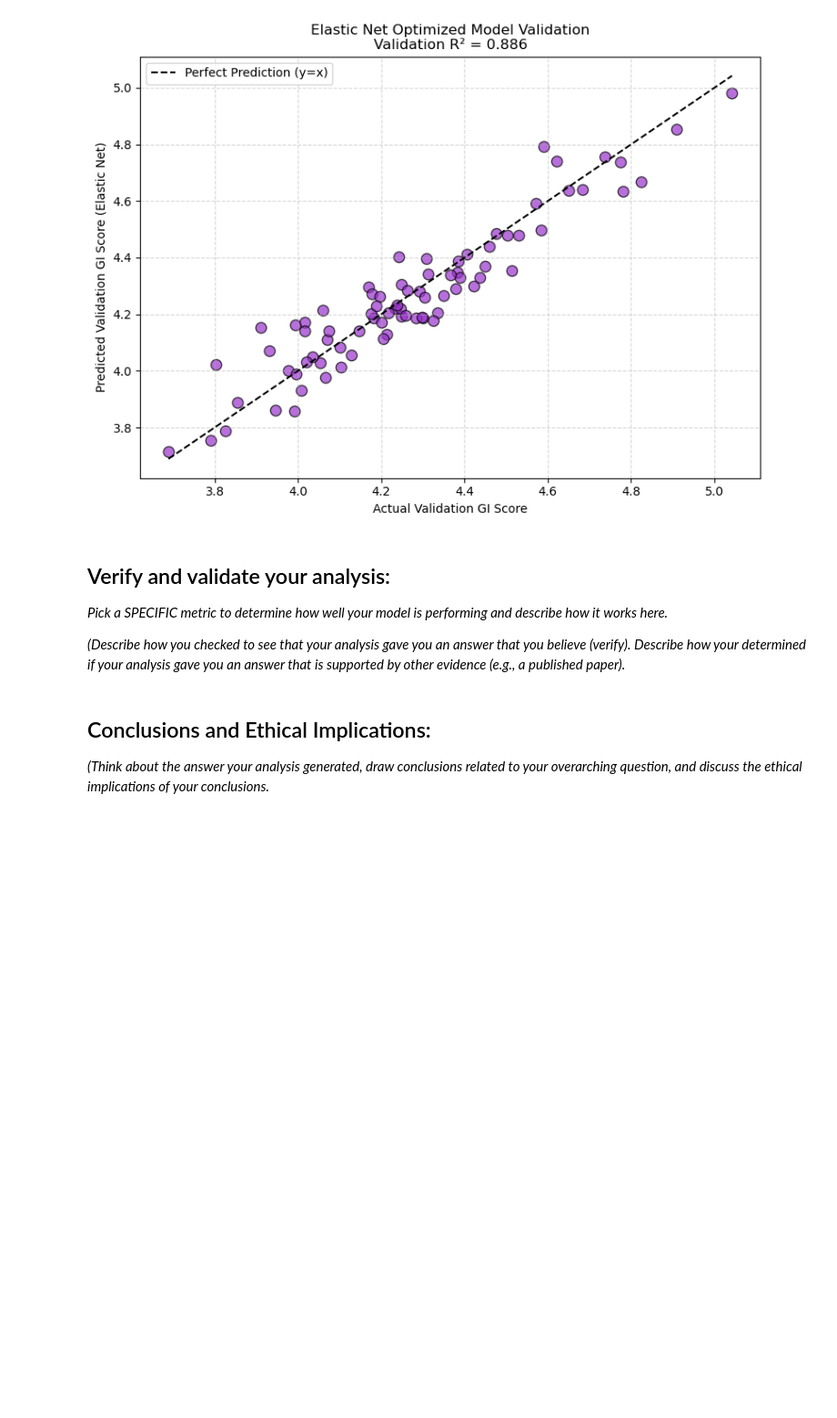
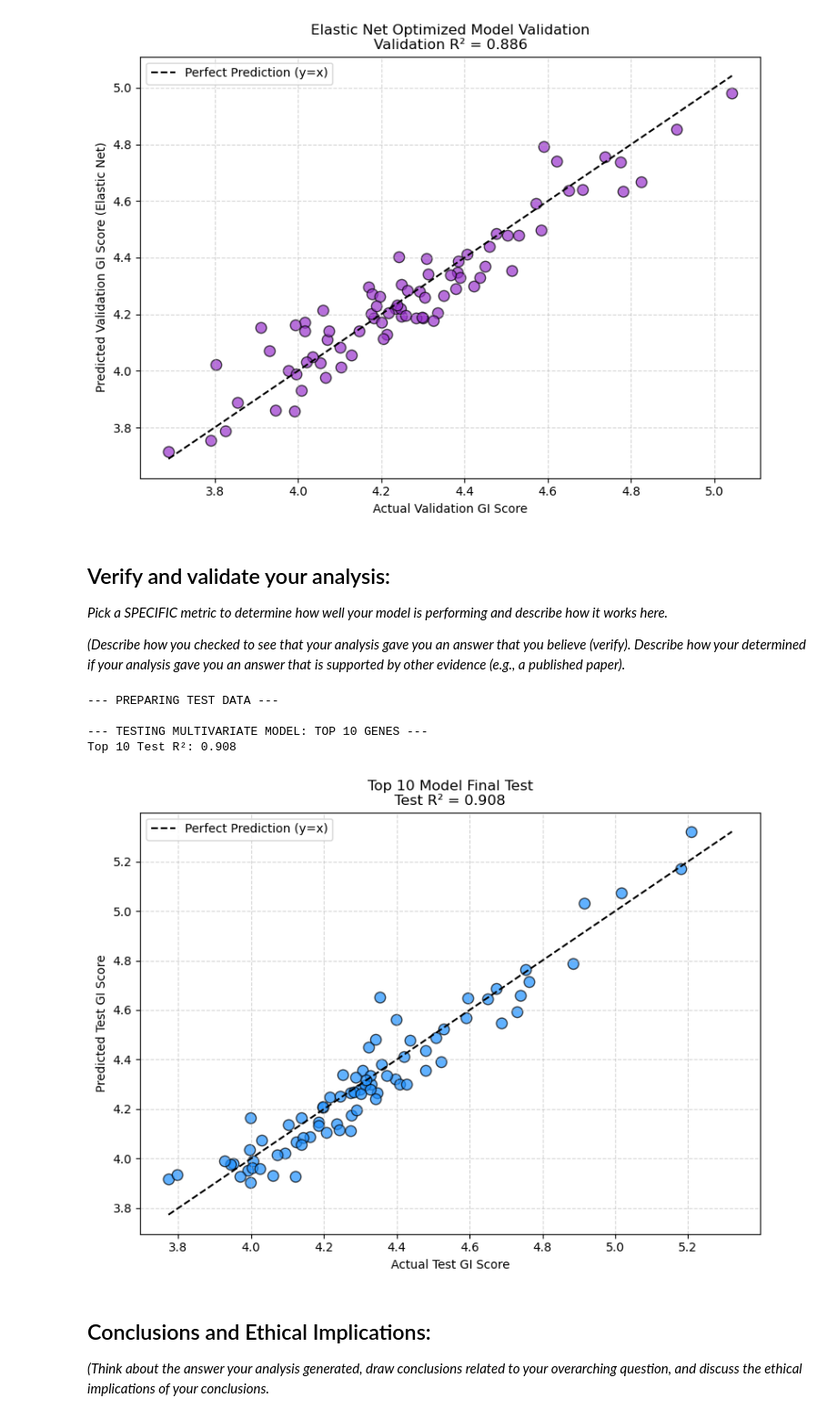
Before and after one commit to gracevl/lee-spencer-Module-4-Cancer, a Jupyter notebook: code/Module 4 Template.ipynb, the cells around one changed output. Shown at 91% size. Saved outputs shown, nothing was run; the diff lists cells and outputs as text; code cells hidden in the pictures; blank space fills up the shorter version.

Commit message:
performed model on test data
performed model on test data and it cooked - Kiran

```diff
--- a/code/Module 4 Template.ipynb
+++ b/code/Module 4 Template.ipynb
@@ -1205,6 +1205,76 @@ BIRC5        0.000000
 *Pick a SPECIFIC metric to determine how well your model is performing and describe how it works here.*
 
 *(Describe how you checked to see that your analysis gave you an answer that you believe (verify). Describe how your determined if your analysis gave you an answer that is supported by other evidence (e.g., a published paper).*
+# %%
+# =================================================================
+# FINAL TESTING PHASE
+# =================================================================
+import numpy as np
+from sklearn.metrics import r2_score
+import pandas as pd
+import matplotlib.pyplot as plt
+
+# 1. LOAD AND PREPARE TEST DATA
+# ------------------------------------------------------------------
+print("--- PREPARING TEST DATA ---")
+test_metadata = pd.read_csv('../Data/TEST_SET_GSE62944_metadata.csv', index_col=0, header=0)
+test_data = pd.read_csv('../Data/TEST_SET_GSE62944_subsample_log2TPM.csv', index_col=0, header=0)
+
+# Filter for LGG samples
+test_cancer_samples = test_metadata[test_metadata['cancer_type'] == 'LGG'].index
+test_LGG_data = test_data[test_cancer_samples]
+
+# Subset using the exact gene lists established during training
+test_X = test_LGG_data.loc[[g for g in gene_list_genome_instability if g in test_LGG_data.index]].T
+test_X2 = test_LGG_data.loc[[g for g in gene_list_resist_apoptosis if g in test_LGG_data.index]].T
+
+# 2. COMPUTE TEST TARGET (GI SCORE)
+# ------------------------------------------------------------------
+# Safely remove GI_Score if it exists to prevent feature matching errors
+if 'GI_Score' in test_X.columns:
+    test_X = test_X.drop(columns=['GI_Score'])
+
+# Calculate the target variable exactly as it was done in training
+test_target_y = test_X.mean(axis=1)
+
+# 3. TEST MULTIVARIATE MODEL (TOP 10 GENES)
+# ------------------------------------------------------------------
+print("\n--- TESTING MULTIVARIATE MODEL: TOP 10 GENES ---")
+missing_top10 = [g for g in top_10_genes if g not in test_X2.columns]
+
+if missing_top10:
+    print(f"Warning: Missing genes in test set: {missing_top10}")
+else:
+    test_X_top10 = test_X2[top_10_genes]
+
+    # Predict using the original unpenalized multi_model
+    test_pred_top10 = multi_model.predict(test_X_top10)
+    test_r2_top10 = multi_model.score(test_X_top10, test_target_y)
+
+    print(f"Top 10 Test R²: {test_r2_top10:.3f}")
+
+    # 4. VISUALIZE TEST RESULTS
+    # ------------------------------------------------------------------
+    plt.figure(figsize=(8, 6))
+    plt.scatter(test_target_y, test_pred_top10, alpha=0.7, edgecolors='k', s=80, color='dodgerblue')
+
+    min_val = min(test_target_y.min(), test_pred_top10.min())
+    max_val = max(test_target_y.max(), test_pred_top10.max())
+    plt.plot([min_val, max_val], [min_val, max_val], 'k--', linewidth=1.5, label='Perfect Prediction (y=x)')
+
+    plt.xlabel("Actual Test GI Score")
+    plt.ylabel("Predicted Test GI Score")
+    plt.title(f"Top 10 Model Final Test\nTest R² = {test_r2_top10:.3f}")
+    plt.legend()
+    plt.grid(True, linestyle='--', alpha=0.5)
+    plt.tight_layout()
+    plt.show()
+# %% [output]
+--- PREPARING TEST DATA ---
+
+--- TESTING MULTIVARIATE MODEL: TOP 10 GENES ---
+Top 10 Test R²: 0.908
+[figure, added]
 # %% [markdown]
 ## Conclusions and Ethical Implications:
 *(Think about the answer your analysis generated, draw conclusions related to your overarching question, and discuss the ethical implications of your conclusions.*
```
